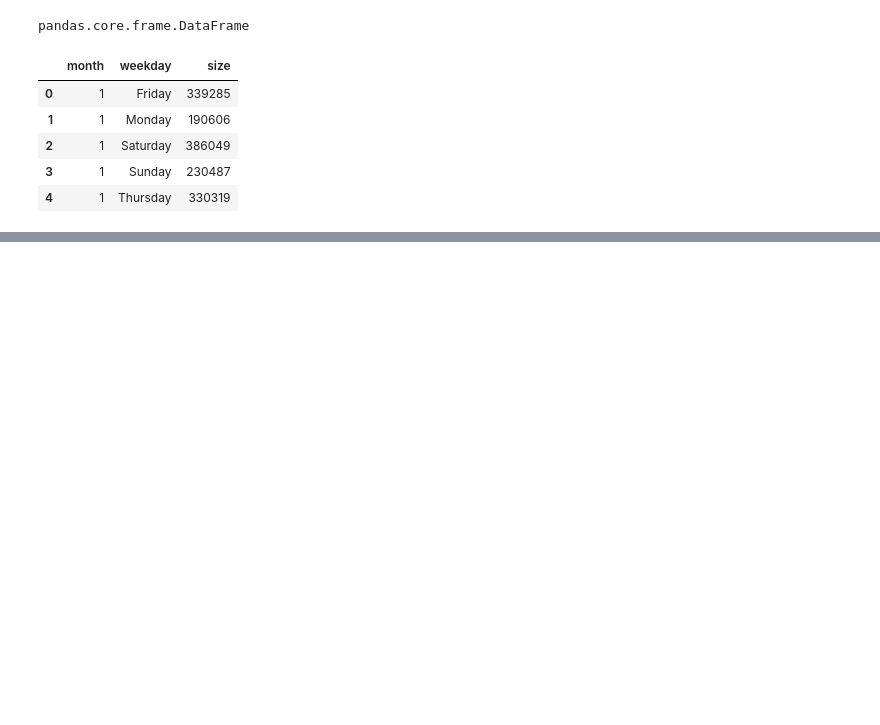
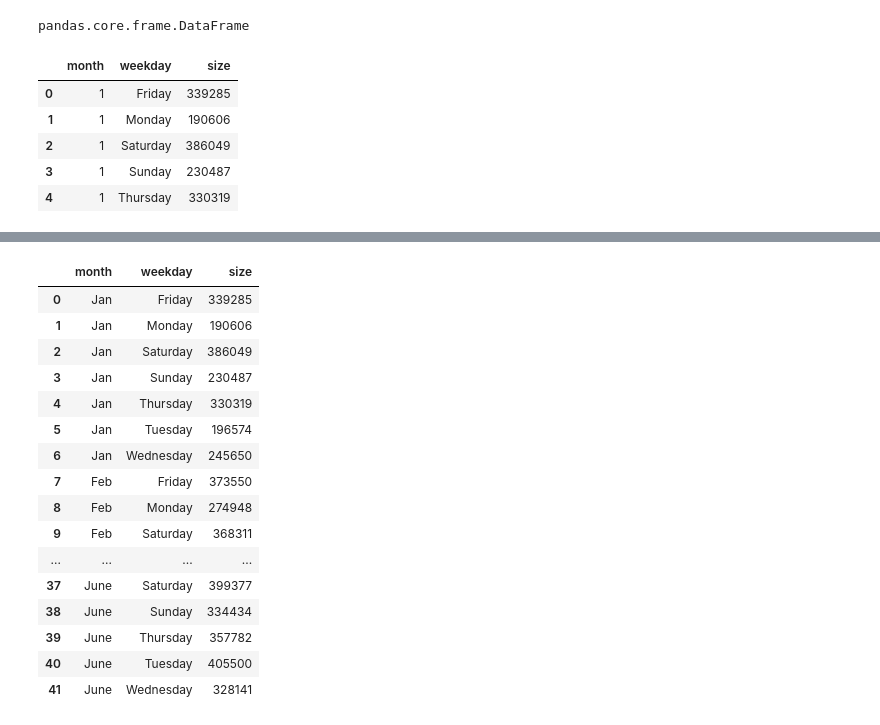
Before and after one commit to Sumetjutha/031_Real_Project_Analysis_Python, a Jupyter notebook: 001_prepare_data.ipynb, the cells around one changed output, grey strips where cells are left out. Cells and saved outputs as stored; diff of their text form; code cells hidden in the pictures; blank space fills up the shorter version.

```diff
--- a/001_prepare_data.ipynb
+++ b/001_prepare_data.ipynb
@@ -245,0 +278,21 @@ temp.head()
+# %%
+# check again
+temp
+# %% [output]
+|  | month | weekday | size |
+| 0 | Jan | Friday | 339285 |
+| 1 | Jan | Monday | 190606 |
+| 2 | Jan | Saturday | 386049 |
+| 3 | Jan | Sunday | 230487 |
+| 4 | Jan | Thursday | 330319 |
+| 5 | Jan | Tuesday | 196574 |
+| 6 | Jan | Wednesday | 245650 |
+| 7 | Feb | Friday | 373550 |
+| 8 | Feb | Monday | 274948 |
+| 9 | Feb | Saturday | 368311 |
+| ... | ... | ... | ... |
+| 37 | June | Saturday | 399377 |
+| 38 | June | Sunday | 334434 |
+| 39 | June | Thursday | 357782 |
+| 40 | June | Tuesday | 405500 |
+| 41 | June | Wednesday | 328141 |
```
Also changed, not shown: parts of 6 cells of this notebook.
